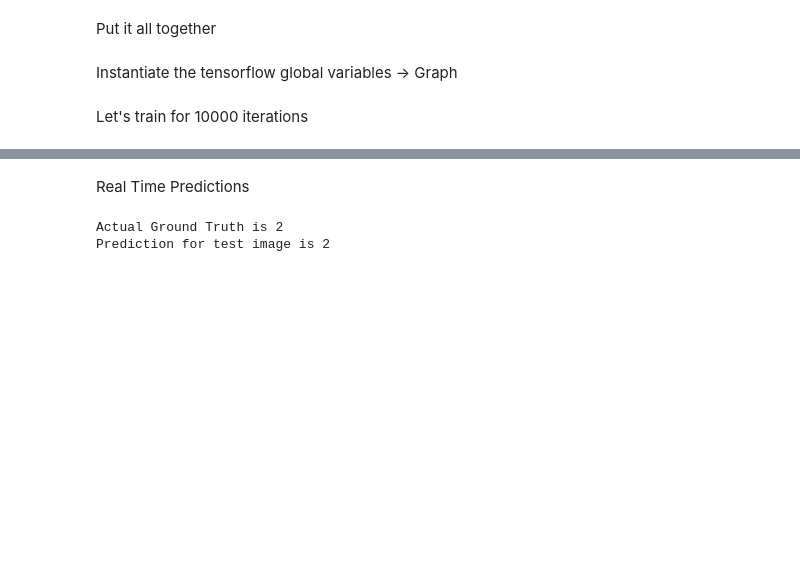
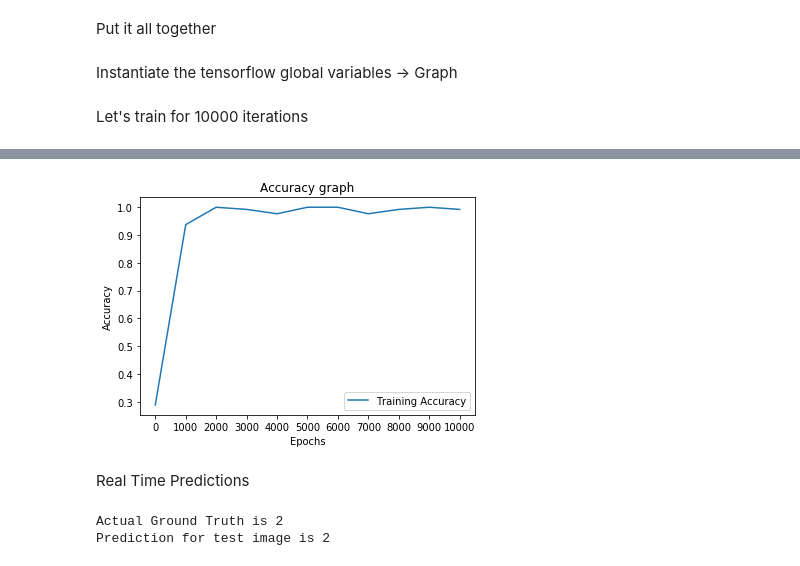
Before and after one commit to pranavraikote/Tensorflow-Tutorials, a Jupyter notebook: 3. Deep Neural Networks/MNIST - Tensorflow.ipynb, the cells around one changed output, grey strips where cells are left out. Drawn from its saved outputs; the diff is of its cells as text; code cells hidden in the pictures; blank space fills up the shorter version.

```diff
--- a/3. Deep Neural Networks/MNIST - Tensorflow.ipynb
+++ b/3. Deep Neural Networks/MNIST - Tensorflow.ipynb
@@ -155,3 +174,14 @@ Accuracy on Test Set is 0.9781000018119812
+# %%
+iterations = np.arange(0, 10001, 1000)
+plt.plot(iterations, accuracy1, label = 'Training Accuracy')
+plt.title('Accuracy graph')
+plt.xlabel('Epochs')
+plt.xticks(np.arange(0, 10001, 1000))
+plt.ylabel('Accuracy')
+plt.legend()
+plt.show()
+# %% [output]
+[figure, added]
 # %% [markdown]
 Real Time Predictions
 # %%
```
Also changed, not shown: parts of 5 cells of this notebook.
